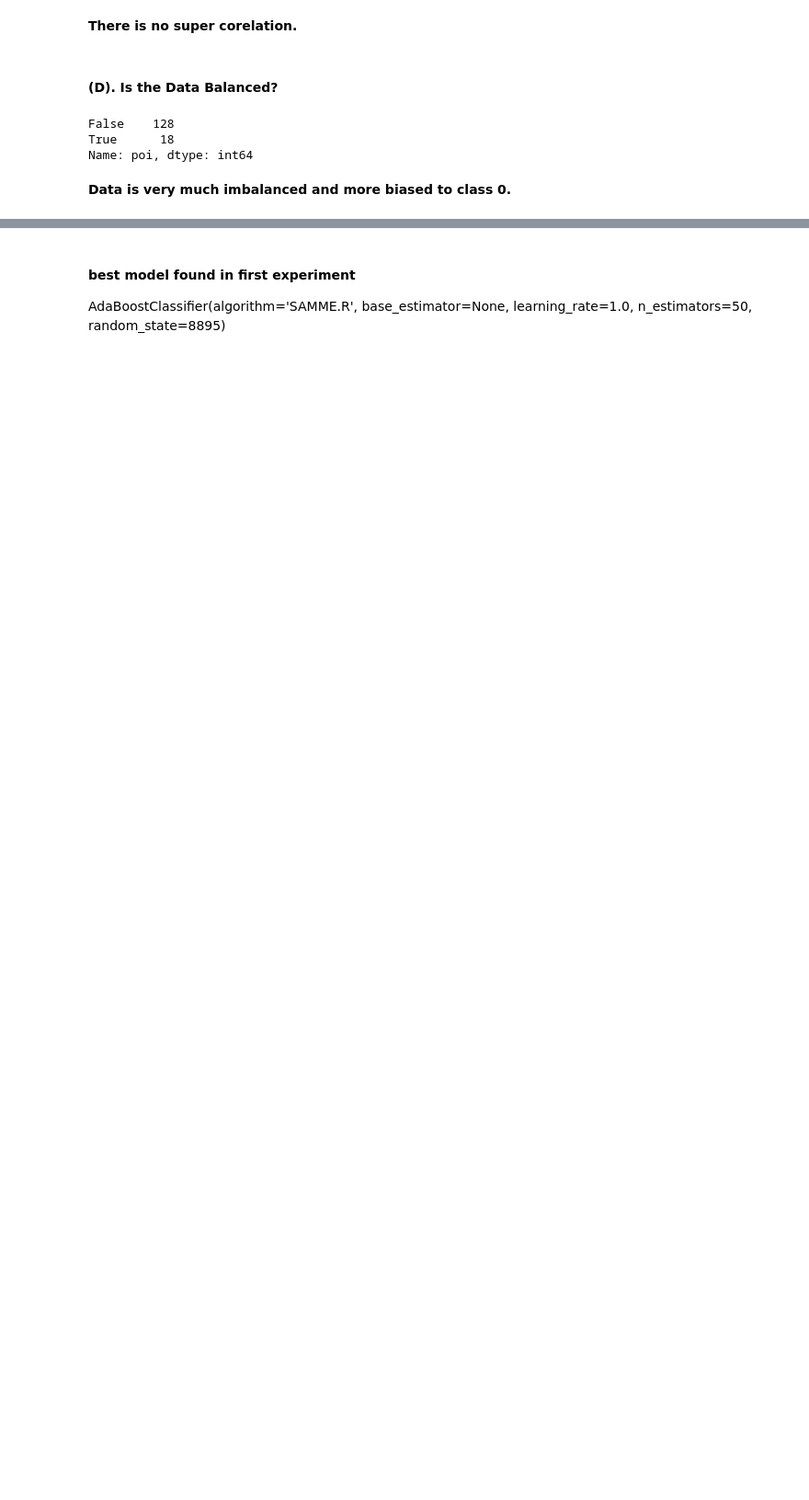
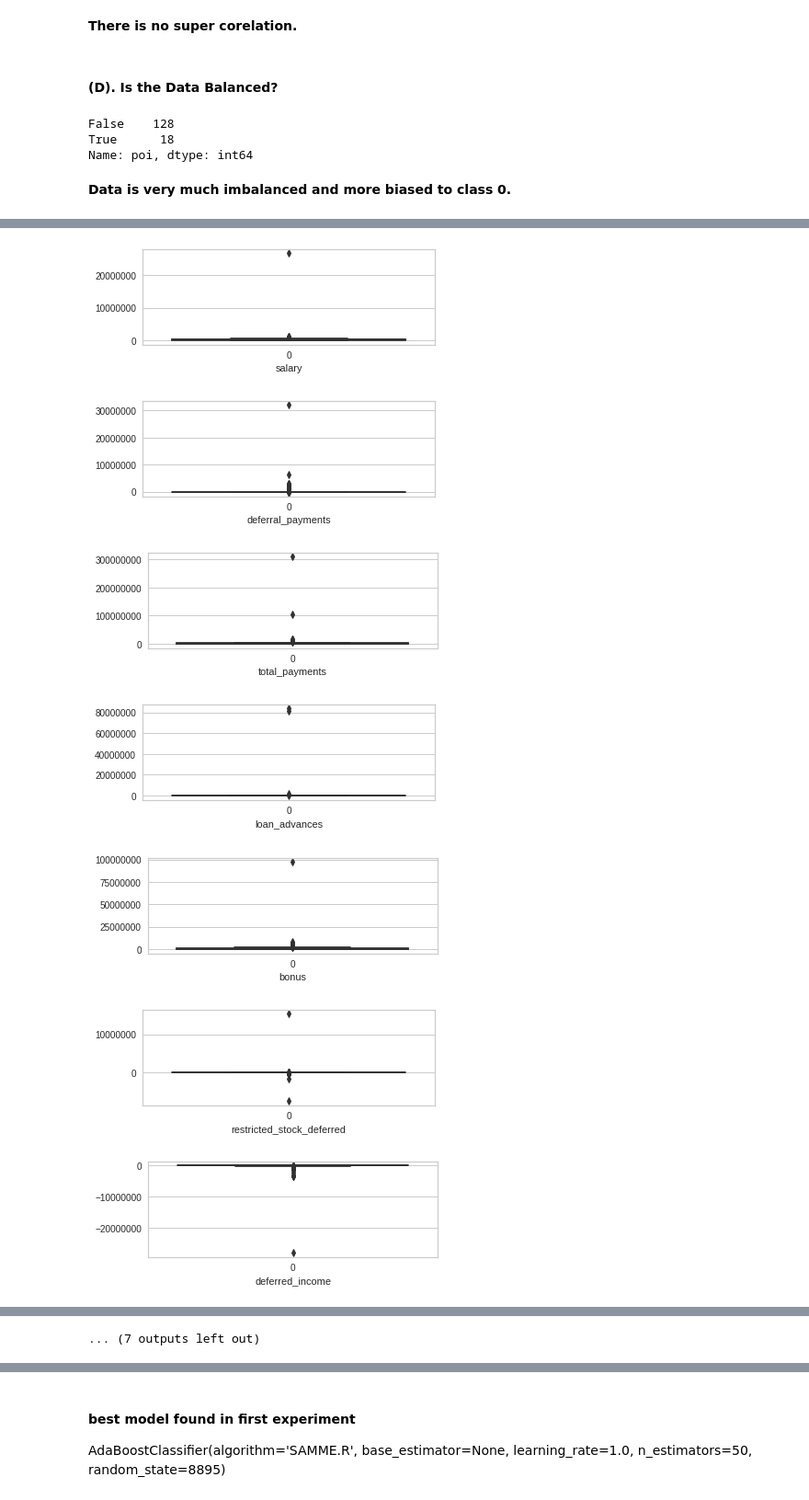
Before and after one commit to hussnain-imtiaz/POI_Analysis, a Jupyter notebook: C753___Udacity_Final_project.ipynb, the cells around one changed output, grey strips where cells are left out. Shown at 92% size. Saved outputs shown, nothing was run; the diff lists cells and outputs as text; code cells hidden in the pictures; blank space fills up the shorter version.

```diff
--- a/C753___Udacity_Final_project.ipynb
+++ b/C753___Udacity_Final_project.ipynb
@@ -219,0 +233,18 @@ We will prepare the data for better analysis and modeling. We will
+# %%
+### Task 2: Remove outliers
+
+for i in range(1, len(features_list)):
+  plt.figure(figsize = (10,20))
+  plt.subplot(10, 2, i)
+  sns.boxplot(data=my_data[features_list[i]])
+  plt.ticklabel_format(style='plain', axis='y')
+  plt.xlabel(features_list[i])
+  plt.tight_layout()
+# %% [output]
+[figure, added]
+[figure, added]
+[figure, added]
+[figure, added]
+[figure, added]
+[figure, added]
+[figure, added]
@@ -219,0 +256 @@ We will prepare the data for better analysis and modeling. We will
+... (7 outputs left out)
```
Also changed, not shown: parts of 35 cells of this notebook, 1 other file.
